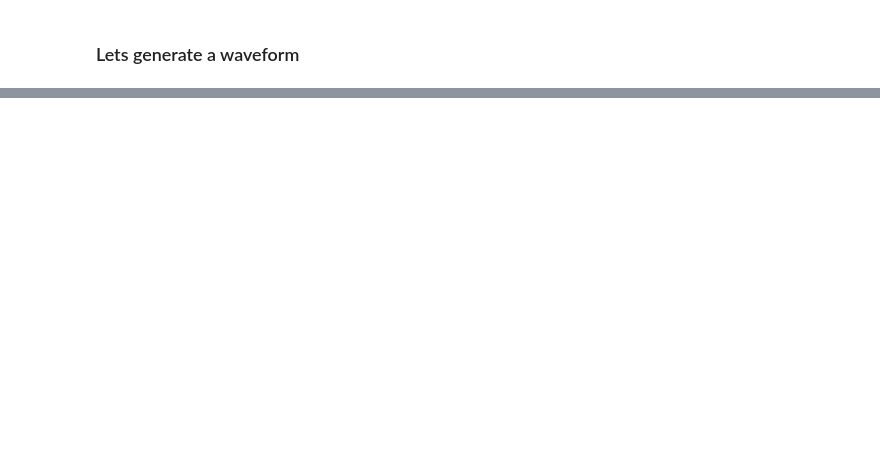
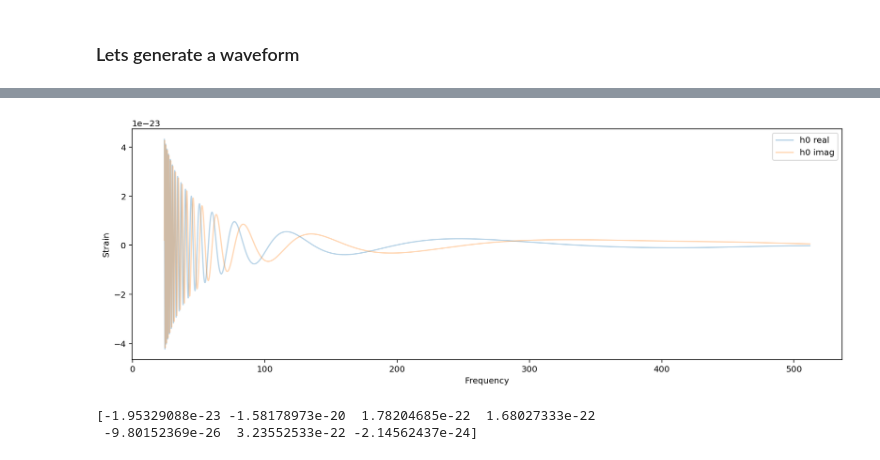
Before and after one commit to tedwards2412/ripple, a Jupyter notebook: notebooks/Generating_waveforms.ipynb, the cells around one changed output, grey strips where cells are left out. Cells and saved outputs as stored; diff of their text form; code cells hidden in the pictures; blank space fills up the shorter version.

```diff
--- a/notebooks/Generating_waveforms.ipynb
+++ b/notebooks/Generating_waveforms.ipynb
@@ -53,0 +59,35 @@ plt.show()
+# %%
+# These are the parametrs that go into the waveform generator. Note that its now shorter than above since we
+# don't need inclination and polarization angles
+theta_ripple_h0 = jnp.array([Mc, eta, chi1, chi2, dist_mpc, tc, phic])
+
+# And finally lets generate the waveform!
+h0_ripple = IMRPhenomD.gen_IMRPhenomD(fs, theta_ripple_h0)
+
+# Now we can plot it
+plt.figure(figsize=(15, 5))
+
+plt.plot(fs, h0_ripple.real, label="h0 real", alpha=0.3)
+plt.plot(fs, h0_ripple.imag, label="h0 imag", alpha=0.3)
+
+plt.legend()
+plt.xlabel("Frequency")
+plt.ylabel("Strain")
+plt.show()
+# %% [output]
+[figure, added]
+# %%
+# Finally, lets take some derivatives!
+# We start by writing a simple lambda function to make something that only depends
+# on the intrinsic parameters
+
+# Note here that JAX is expecting a scalar output to compute derivatives
+# We therefore just select a single frequency point to make this easy
+# We also take the real part as default jax expects floats as outputs, not complex numbers
+h0_simple = lambda theta: IMRPhenomD.gen_IMRPhenomD(fs[0], theta).real
+
+h0_grad = grad(h0_simple)
+print(h0_grad(theta_ripple_h0))
+# %% [output]
+[-1.95329088e-23 -1.58178973e-20  1.78204685e-22  1.68027333e-22
+ -9.80152369e-26  3.23552533e-22 -2.14562437e-24]
```
Also changed, not shown: parts of 4 cells of this notebook.
